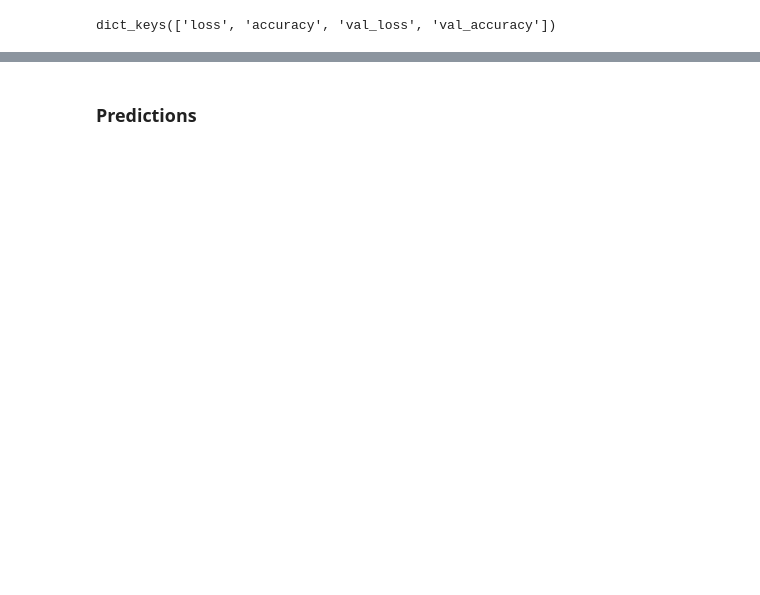
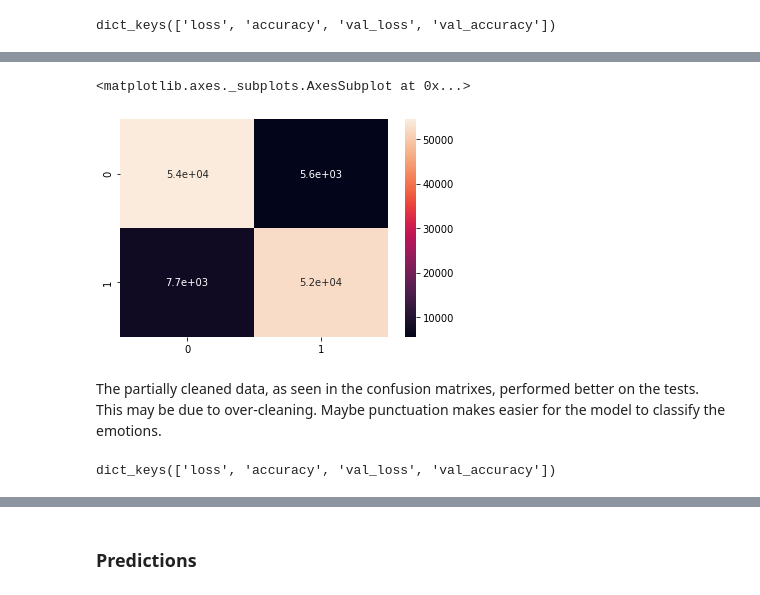
Before and after one commit to clistenes-fernandes/sentiment-analysis, a Jupyter notebook: Sentiment_Analysis_With_Convolutional_Neural_Networks.ipynb, the cells around one changed output, grey strips where cells are left out. Drawn from its saved outputs; the diff is of its cells as text; code cells hidden in the pictures; blank space fills up the shorter version.

Commit message:
Partially and Totally Cleaned Data

```diff
--- a/Sentiment_Analysis_With_Convolutional_Neural_Networks.ipynb
+++ b/Sentiment_Analysis_With_Convolutional_Neural_Networks.ipynb
@@ -517,0 +673,2 @@ plt.legend(['Training Accuracy', 'Validation Accuracy'])
+# %%
+y_pred_test2 = dcnn.predict(test_inputs_pc)
@@ -517,0 +685,2 @@ plt.legend(['Training Accuracy', 'Validation Accuracy'])
+# %%
+y_pred_test2 = (y_pred_test2 > 0.5)
@@ -517,0 +703,3 @@ plt.legend(['Training Accuracy', 'Validation Accuracy'])
+# %%
+cm2 = confusion_matrix(test_labels_pc, y_pred_test2)
+cm2
@@ -517,0 +714,12 @@ plt.legend(['Training Accuracy', 'Validation Accuracy'])
+# %%
+# Confusion Matrix
+sns.heatmap(cm2, annot=True)
+# %% [output]
+<matplotlib.axes._subplots.AxesSubplot at 0x...>
+[figure, added]
+# %% [markdown]
+The partially cleaned data, as seen in the confusion matrixes, performed better on the tests. This may be due to over-cleaning. Maybe punctuation makes easier for the model to classify the emotions.
+# %%
+history2.history.keys()
+# %% [output]
+dict_keys(['loss', 'accuracy', 'val_loss', 'val_accuracy'])
```
Also changed, not shown: parts of 95 cells of this notebook.
